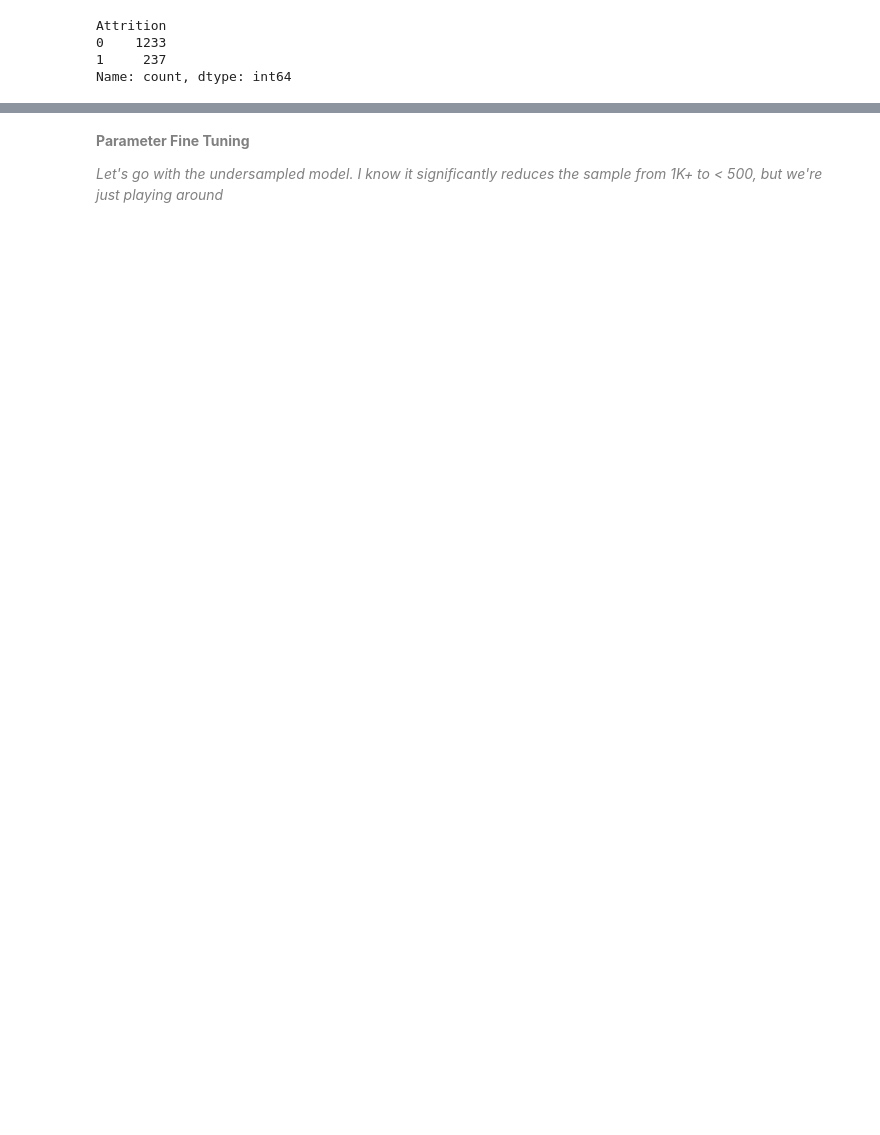
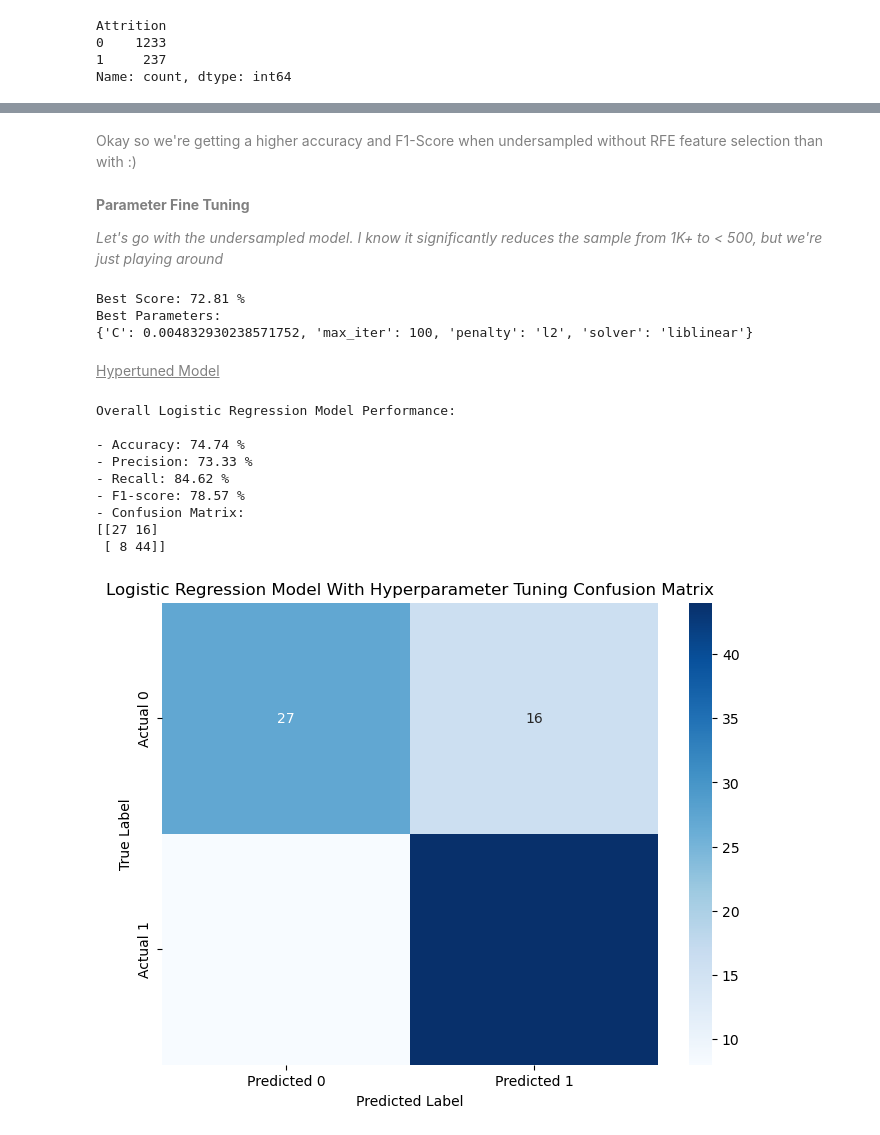
Before and after one commit to lamiselsayed/Employee-Attrition-Analytics-Project, a Jupyter notebook: Employee Attrition (II).ipynb, the cells around one changed output, grey strips where cells are left out. Drawn from its saved outputs; the diff is of its cells as text; code cells hidden in the pictures; blank space fills up the shorter version.

Commit message:
logistic regression done, todo: explore 2 more models

```diff
--- a/Employee Attrition (II).ipynb
+++ b/Employee Attrition (II).ipynb
@@ -485,3 +582,5 @@ Overall Logistic Regression Model Performance:
+# %% [markdown]
+<font color = "gray">Okay so we're getting a higher accuracy and F1-Score when undersampled without RFE feature selection than with :) </font>
 # %% [markdown]
 <font color = "gray"><b>Parameter Fine Tuning</b></font>
 
@@ -501,0 +598,50 @@ print(f'- Best Score: {gridSearch_log.best_score_ * 100:.2f} %')
+# %%
+print(f'Best Score: {gridSearch_log.best_score_ * 100:.2f} %')
+print(f'Best Parameters:\n{gridSearch_log.best_params_}')
+# %% [output]
+Best Score: 72.81 %
+Best Parameters:
+{'C': 0.004832930238571752, 'max_iter': 100, 'penalty': 'l2', 'solver': 'liblinear'}
+# %% [markdown]
+<font color = "gray"><u>Hypertuned Model</u></font>
+# %%
+X_Utrain, X_Utest, y_Utrain, y_Utest = train_test_split(X_Uresampled, y_Uresampled, test_size = 0.20, random_state = 23)
+logURegModel = LogisticRegression(C = 0.004832930238571752, max_iter = 100, penalty = 'l2', solver = 'liblinear', random_state = 23)
+
+logURegModel.fit(X_Utrain, y_Utrain)
+predictionU = logURegModel.predict(X_Utest)
+
+logUReg_accuracy = accuracy_score(y_Utest, predictionU)
+logUReg_f1score = f1_score(y_Utest, predictionU)
+logUReg_precision = precision_score(y_Utest, predictionU)
+logUReg_recall = recall_score(y_Utest, predictionU)
+logUReg_confMatrix = confusion_matrix(y_Utest, predictionU)
+
+
+print("Overall Logistic Regression Model Performance:\n")
+print(f'- Accuracy: {logUReg_accuracy * 100:.2f} %')
+print(f'- Precision: {logUReg_precision * 100:.2f} %')
+print(f'- Recall: {logUReg_recall * 100:.2f} %')
+print(f'- F1-score: {logUReg_f1score * 100:.2f} %')
+print(f'- Confusion Matrix: \n{logUReg_confMatrix}')
+
+
+plt.figure(figsize=(8, 6))
+sns.heatmap(logUReg_confMatrix, annot = True, fmt = 'd', cmap ='Blues', cbar = True,
+            xticklabels = ['Predicted 0', 'Predicted 1'],
+            yticklabels = ['Actual 0', 'Actual 1'])
+plt.xlabel('Predicted Label')
+plt.ylabel('True Label')
+plt.title('Logistic Regression Model With Hyperparameter Tuning Confusion Matrix')
+plt.show()
+# %% [output]
+Overall Logistic Regression Model Performance:
+
+- Accuracy: 74.74 %
+- Precision: 73.33 %
+- Recall: 84.62 %
+- F1-score: 78.57 %
+- Confusion Matrix:
+[[27 16]
+ [ 8 44]]
+[figure, added]
```
Also changed, not shown: parts of 26 cells of this notebook.
